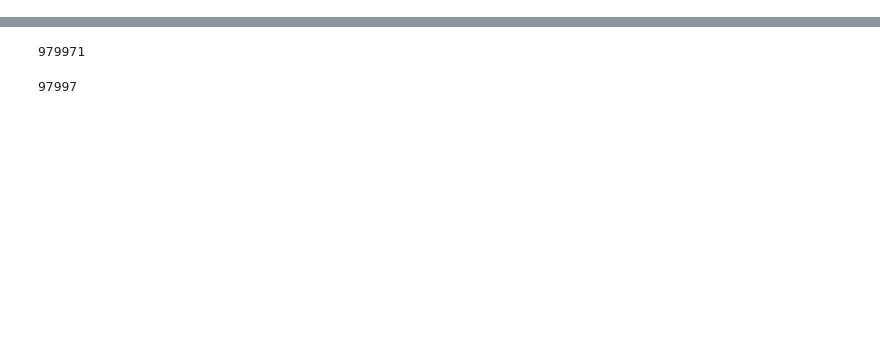
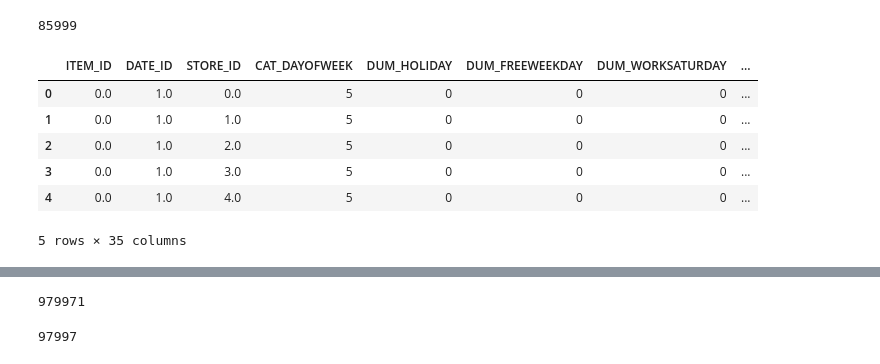
Before and after one commit to sekR4/pred_sale_01, a Jupyter notebook: first_draw.ipynb, the cells around one changed output, grey strips where cells are left out. Saved outputs shown, nothing was run; the diff lists cells and outputs as text; code cells hidden in the pictures; blank space fills up the shorter version.

```diff
--- a/first_draw.ipynb
+++ b/first_draw.ipynb
@@ -6,0 +64,13 @@ df = pd.read_csv('case_study_data_ver1.csv', sep = ';')
+# %%
+outtakes_1 = df[df.QTY.str.contains('\.\d\d\d$')]
+print(len(outtakes_1))
+outtakes_1.head()
+# %% [output]
+85999
+|  | ITEM_ID | DATE_ID | STORE_ID | CAT_DAYOFWEEK | DUM_HOLIDAY | DUM_FREEWEEKDAY | DUM_WORKSATURDAY | ... |
+| 0 | 0.0 | 1.0 | 0.0 | 5 | 0 | 0 | 0 | ... |
+| 1 | 0.0 | 1.0 | 1.0 | 5 | 0 | 0 | 0 | ... |
+| 2 | 0.0 | 1.0 | 2.0 | 5 | 0 | 0 | 0 | ... |
+| 3 | 0.0 | 1.0 | 3.0 | 5 | 0 | 0 | 0 | ... |
+| 4 | 0.0 | 1.0 | 4.0 | 5 | 0 | 0 | 0 | ... |
+5 rows × 35 columns
```
Also changed, not shown: parts of 24 cells of this notebook.
